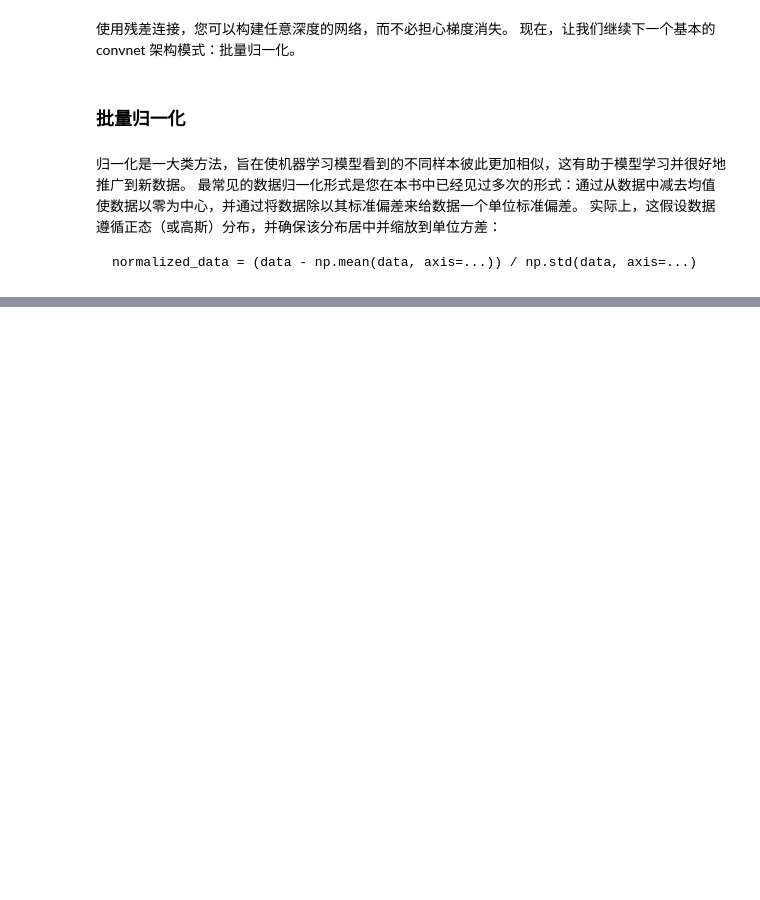
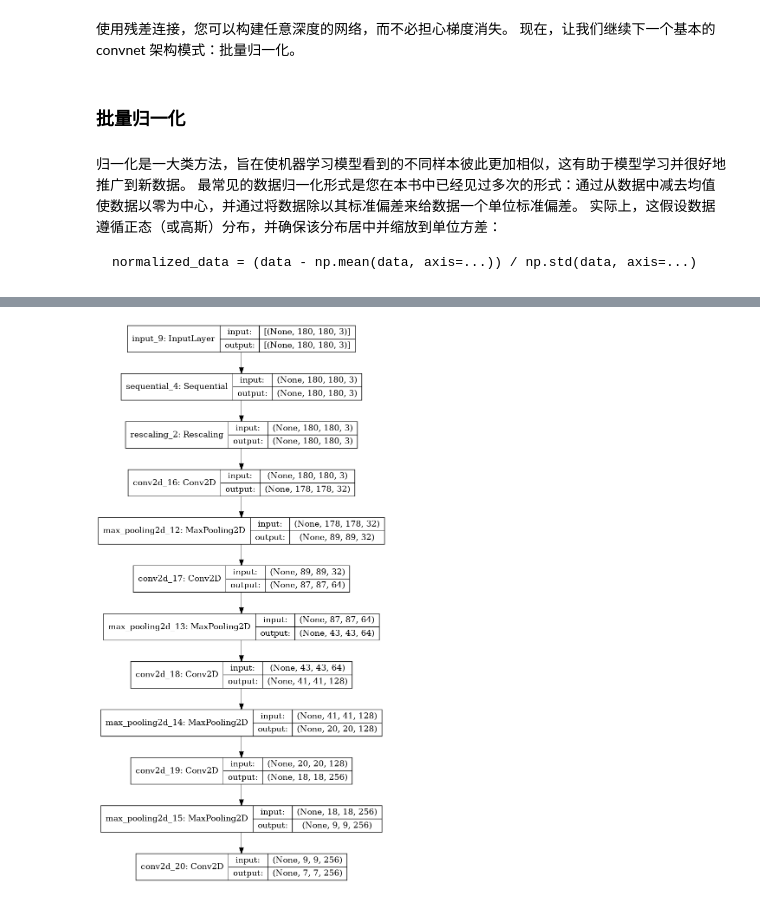
Before and after one commit to ustchope/dlwpn, a Jupyter notebook: ch9.ipynb, the cells around one changed output, grey strips where cells are left out. Cells and saved outputs as stored; diff of their text form; code cells hidden in the pictures; blank space fills up the shorter version.

```diff
--- a/ch9.ipynb
+++ b/ch9.ipynb
@@ -584,0 +771,5 @@ normalized_data = (data - np.mean(data, axis=...)) / np.std(data, axis=...)
+# %%
+from tensorflow import keras
+
+model = keras.models.load_model("convnet_from_scratch_with_augmentation.keras")
+model.summary()
@@ -584,0 +832,14 @@ normalized_data = (data - np.mean(data, axis=...)) / np.std(data, axis=...)
+# %%
+from tensorflow.keras import layers
+
+layer_outputs = []
+layer_names = []
+
+for layer in model.layers:
+#     提取所有 Conv2D 和 MaxPooling2D 层的输出并将它们放在一个列表中
+    if isinstance(layer, (layers.Conv2D, layers.MaxPooling2D)):
+        layer_outputs.append(layer.output)
+        layer_names.append(layer.name) #同时保存图层名称以备后用
+
+# 给定模型输入，创建一个将返回这些输出的模型
+activation_model = keras.Model(inputs=model.input, outputs=layer_outputs)
@@ -584,0 +870,6 @@ normalized_data = (data - np.mean(data, axis=...)) / np.std(data, axis=...)
+# %%
+from tensorflow.keras.utils import plot_model
+
+plot_model(activation_model, show_shapes=True)
+# %% [output]
+[figure, added]
```
Also changed, not shown: parts of 110 cells of this notebook, 1 other file.
